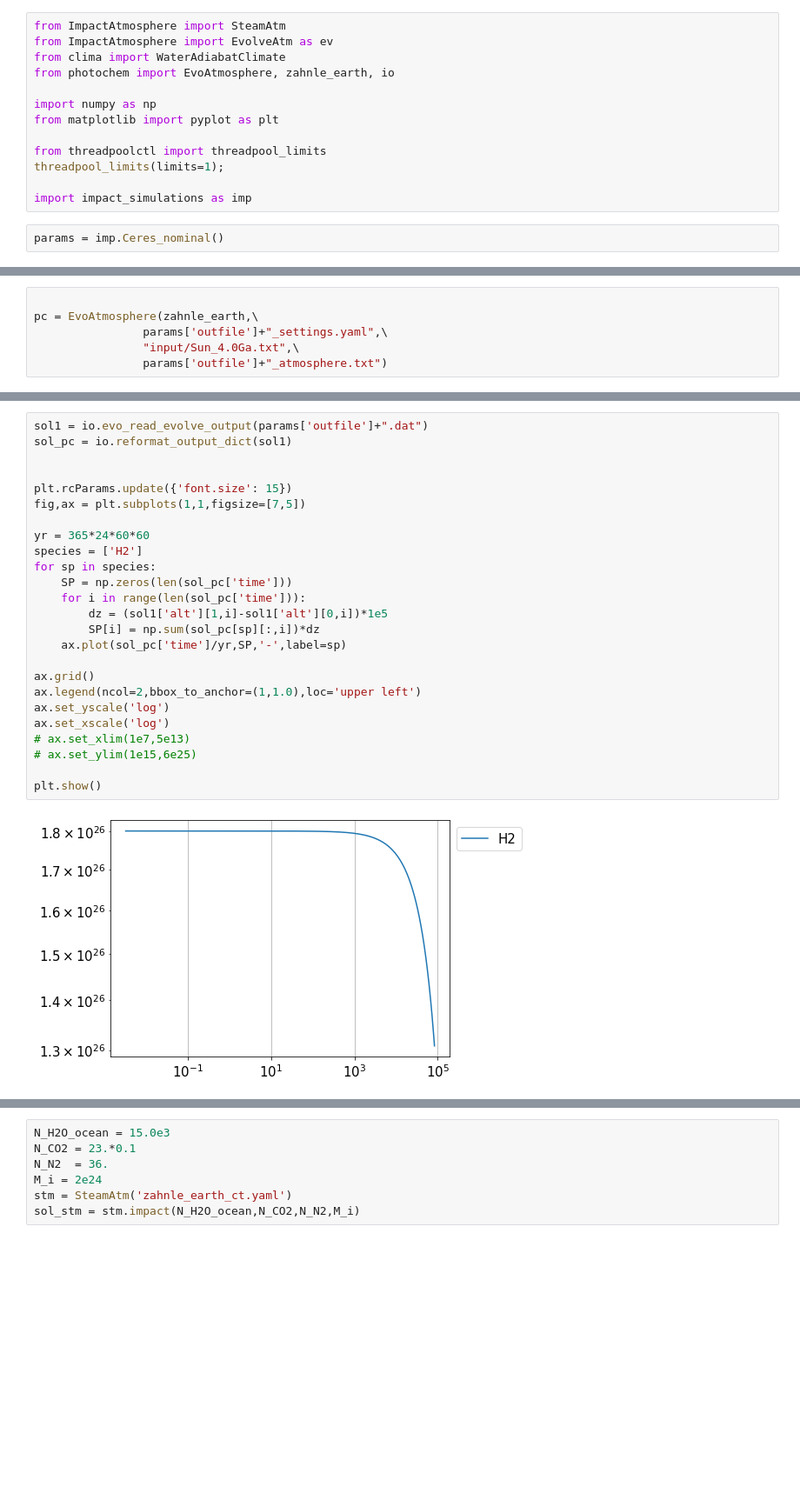
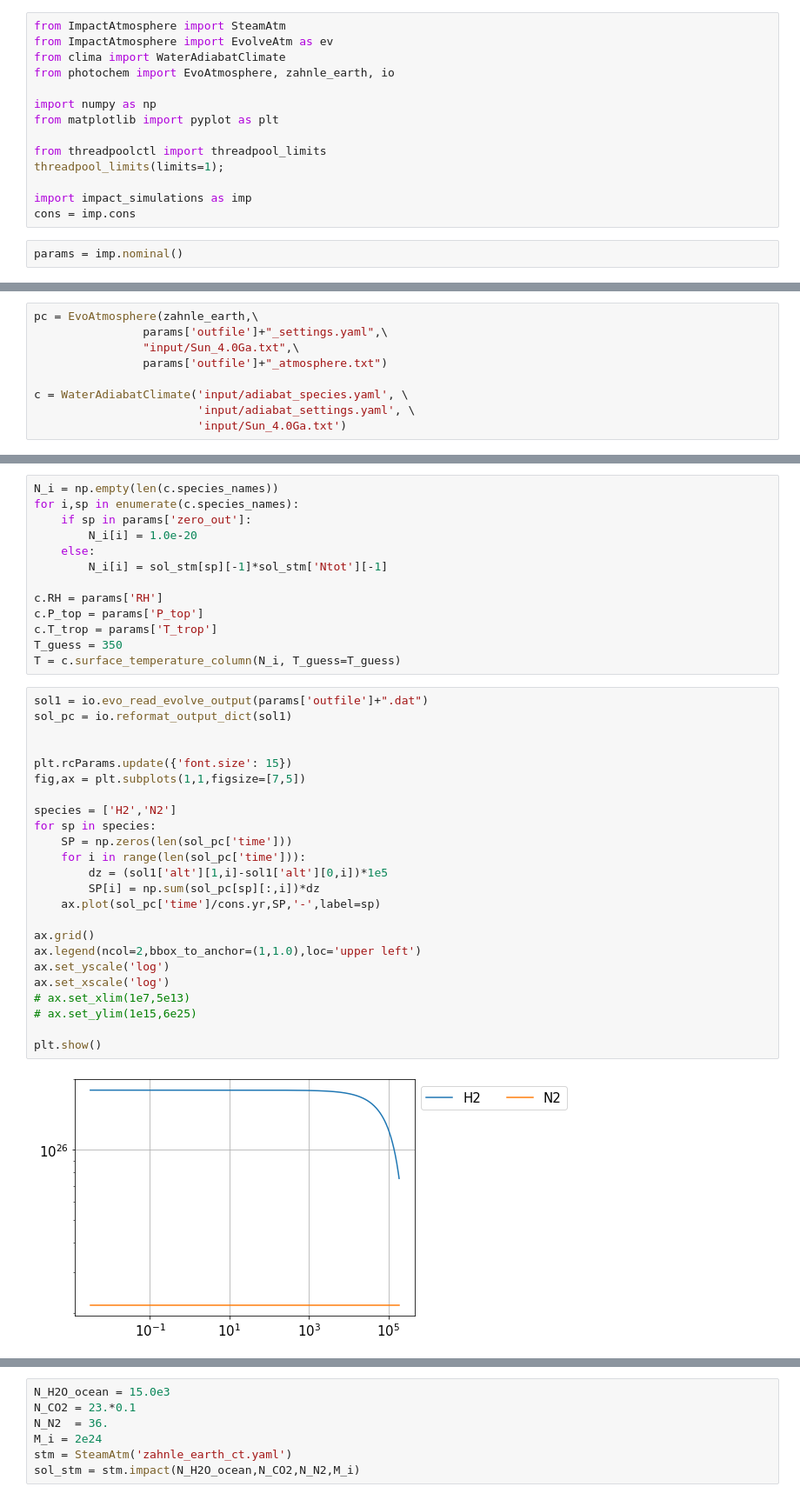
Before and after one commit to Nicholaswogan/ImpactsWithClimate, a Jupyter notebook: plotting.ipynb, the cells around one changed output, grey strips where cells are left out. Shown: that part at 87% size. Drawn from its saved outputs; the diff is of its cells as text; blank space fills up the shorter version.

```diff
--- a/plotting.ipynb
+++ b/plotting.ipynb
@@ -11,8 +11,9 @@ from threadpoolctl import threadpool_limits
 threadpool_limits(limits=1);
 
 import impact_simulations as imp
+cons = imp.cons
 # %%
-params = imp.Ceres_nominal()
+params = imp.nominal()
 # %%
 init = params['init']
 N_H2O_ocean = init['N_H2O_ocean']
@@ -33,8 +33,11 @@ print("timescale of hydrogen escape =",'%.2f'%(sol_atm['time'][ind]/yr/1e6),'Myr
 Integration successful.
 timescale of hydrogen escape = 0.35 Myrs
 # %%
-
 pc = EvoAtmosphere(zahnle_earth,\
                 params['outfile']+"_settings.yaml",\
                 "input/Sun_4.0Ga.txt",\
                 params['outfile']+"_atmosphere.txt")
+
+c = WaterAdiabatClimate('input/adiabat_species.yaml', \
+                        'input/adiabat_settings.yaml', \
+                        'input/Sun_4.0Ga.txt')
@@ -44,29 +44,41 @@ sol_pc = io.reformat_output_dict(sol1)
+# %%
+N_i = np.empty(len(c.species_names))
+for i,sp in enumerate(c.species_names):
+    if sp in params['zero_out']:
+        N_i[i] = 1.0e-20
+    else:
+        N_i[i] = sol_stm[sp][-1]*sol_stm['Ntot'][-1]
+
+c.RH = params['RH']
+c.P_top = params['P_top']
+c.T_trop = params['T_trop']
+T_guess = 350
+T = c.surface_temperature_column(N_i, T_guess=T_guess)
 # %%
 sol1 = io.evo_read_evolve_output(params['outfile']+".dat")
 sol_pc = io.reformat_output_dict(sol1)
 
 
 plt.rcParams.update({'font.size': 15})
 fig,ax = plt.subplots(1,1,figsize=[7,5])
 
-yr = 365*24*60*60
-species = ['H2']
+species = ['H2','N2']
 for sp in species:
     SP = np.zeros(len(sol_pc['time']))
     for i in range(len(sol_pc['time'])):
         dz = (sol1['alt'][1,i]-sol1['alt'][0,i])*1e5
         SP[i] = np.sum(sol_pc[sp][:,i])*dz
-    ax.plot(sol_pc['time']/yr,SP,'-',label=sp)
+    ax.plot(sol_pc['time']/cons.yr,SP,'-',label=sp)
 
 ax.grid()
 ax.legend(ncol=2,bbox_to_anchor=(1,1.0),loc='upper left')
 ax.set_yscale('log')
 ax.set_xscale('log')
 # ax.set_xlim(1e7,5e13)
 # ax.set_ylim(1e15,6e25)
 
 plt.show()
 # %% [output]
-[figure, old version]
+[figure, new version]
 # %%
 sol1 = io.evo_read_evolve_output(params['outfile']+".dat")
```
Also changed, not shown: parts of 10 cells of this notebook, 5 other files.
